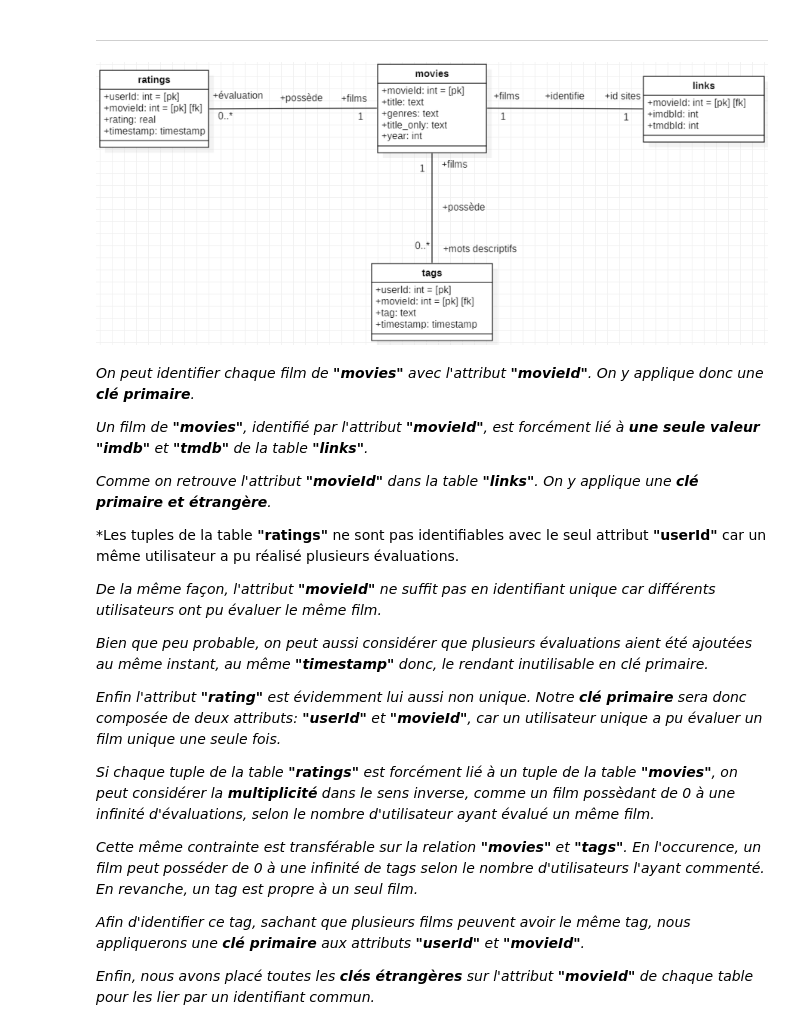
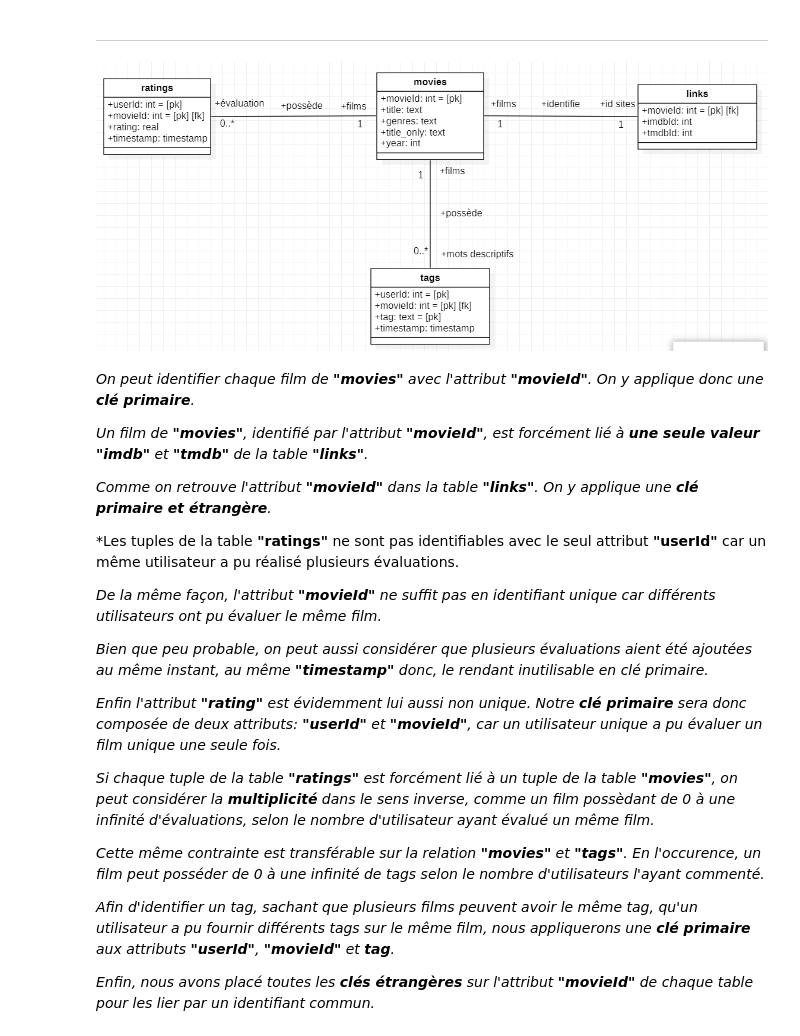
Before and after one commit to Nanogath/Movie2-Groupe-C, a Jupyter notebook: 01-Analyse-MCD.ipynb, the cells around one changed output. Saved outputs shown, nothing was run; the diff lists cells and outputs as text; code cells hidden in the pictures.

```diff
--- a/01-Analyse-MCD.ipynb
+++ b/01-Analyse-MCD.ipynb
@@ -32,9 +32,9 @@ ____
 ___
 # %%
 from IPython.display import Image
-Image("C:/Users/utilisateur/simplon/dev-data/Briefs/14-Movies2/Movie2-Groupe-C/Images/Screenshot_4.png")
+Image("C:/Users/utilisateur/simplon/dev-data/Briefs/14-Movies2/Movie2-Groupe-C/Images/Screenshot_11.png")
 # %% [output]
-[figure, old version]
+[figure, new version]
 # %% [markdown]
 *On peut identifier chaque film de **"movies"** avec l'attribut **"movieId"**. On y applique donc une **clé primaire**.*
 
@@ -52,8 +52,8 @@ Image("C:/Users/utilisateur/simplon/dev-data/Briefs/14-Movies2/Movie2-Groupe-C/I
 
 *Si chaque tuple de la table **"ratings"** est forcément lié à un tuple de la table **"movies"**, on peut considérer la **multiplicité** dans le sens inverse, comme un film possèdant de 0 à une infinité d'évaluations, selon le nombre d'utilisateur ayant évalué un même film.*
 
-*Cette même contrainte est transférable sur la relation **"movies"** et **"tags"**. En l'occurence, un film peut posséder de 0 à une infinité de tags selon le nombre d'utilisateurs l'ayant commenté. En revanche, un tag est propre à un seul film.*
+*Cette même contrainte est transférable sur la relation **"movies"** et **"tags"**. En l'occurence, un film peut posséder de 0 à une infinité de tags selon le nombre d'utilisateurs l'ayant commenté.*
 
-*Afin d'identifier ce tag, sachant que plusieurs films peuvent avoir le même tag, nous appliquerons une **clé primaire** aux attributs **"userId"** et **"movieId"**.*
+*Afin d'identifier un tag, sachant que plusieurs films peuvent avoir le même tag, qu'un utilisateur a pu fournir différents tags sur le même film, nous appliquerons une **clé primaire** aux attributs **"userId"**, **"movieId"** et **tag**.*
 
 *Enfin, nous avons placé toutes les **clés étrangères** sur  l'attribut **"movieId"** de chaque table pour les lier par un identifiant commun.*
```
